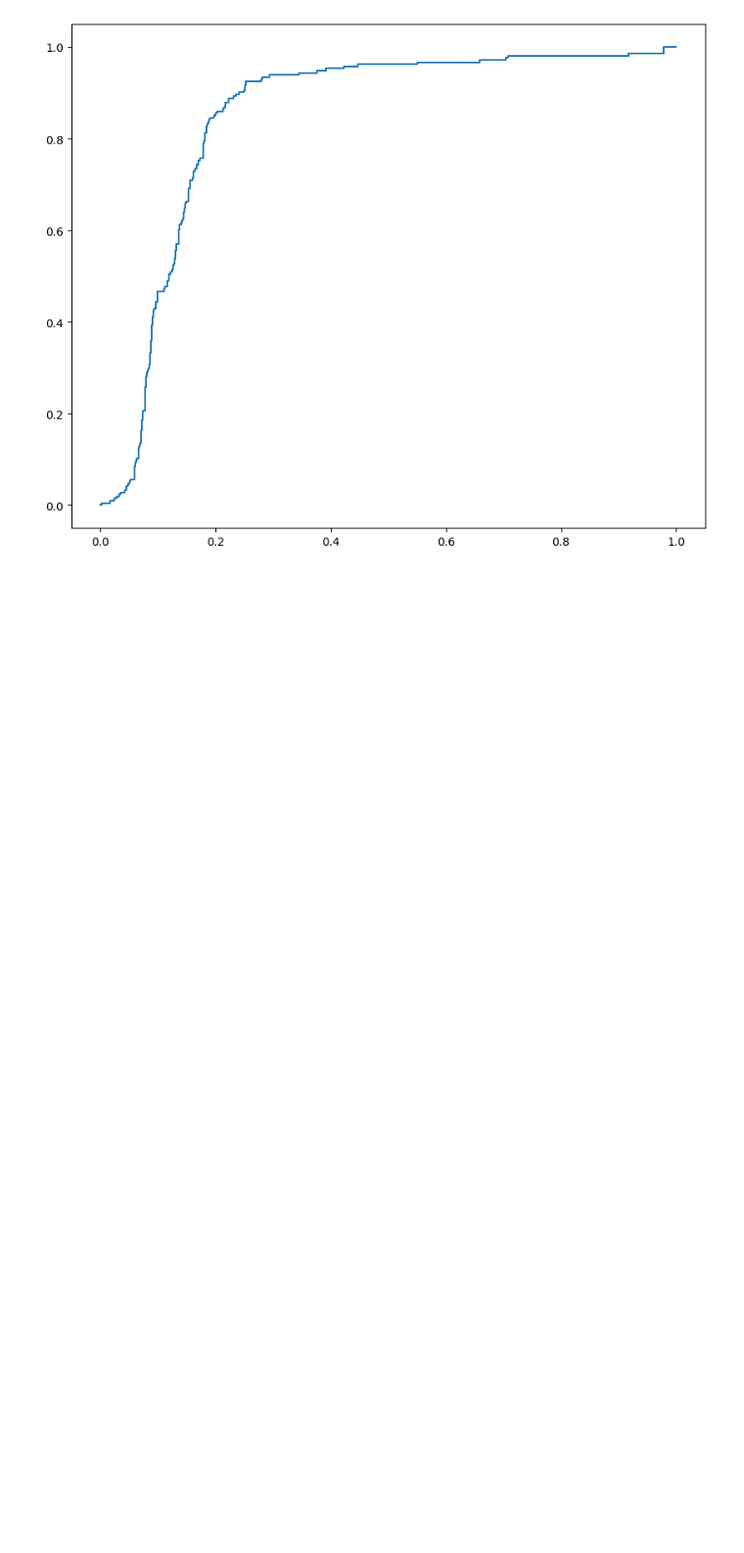
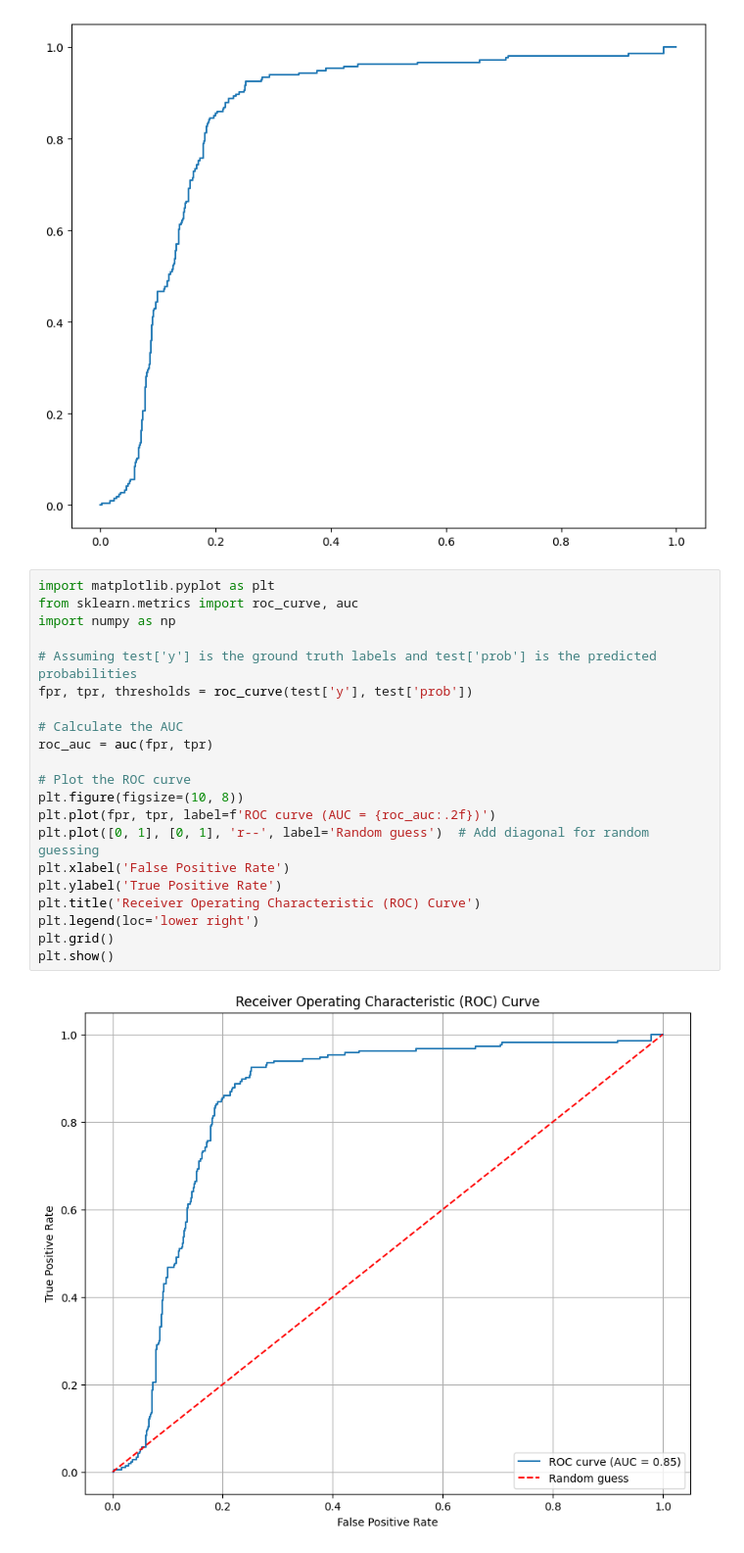
Before and after one commit to Jacob-J-Richards/Personal_save, a Jupyter notebook: Python/90+DPD_in_Python.ipynb, the cells around one changed output. Shown: that part at 98% size. Saved outputs shown, nothing was run; the diff lists cells and outputs as text; blank space fills up the shorter version.

```diff
--- a/Python/90+DPD_in_Python.ipynb
+++ b/Python/90+DPD_in_Python.ipynb
@@ -288,3 +273,26 @@ plt.figure(figsize=(10, 8))
 roc_curve = plt.plot(fpr, tpr)
 # %% [output]
 [figure]
+# %%
+import matplotlib.pyplot as plt
+from sklearn.metrics import roc_curve, auc
+import numpy as np
+
+# Assuming test['y'] is the ground truth labels and test['prob'] is the predicted probabilities
+fpr, tpr, thresholds = roc_curve(test['y'], test['prob'])
+
+# Calculate the AUC
+roc_auc = auc(fpr, tpr)
+
+# Plot the ROC curve
+plt.figure(figsize=(10, 8))
+plt.plot(fpr, tpr, label=f'ROC curve (AUC = {roc_auc:.2f})')
+plt.plot([0, 1], [0, 1], 'r--', label='Random guess')  # Add diagonal for random guessing
+plt.xlabel('False Positive Rate')
+plt.ylabel('True Positive Rate')
+plt.title('Receiver Operating Characteristic (ROC) Curve')
+plt.legend(loc='lower right')
+plt.grid()
+plt.show()
+# %% [output]
+[figure, added]
```
Also changed, not shown: parts of 4 cells of this notebook, 1 other file.
